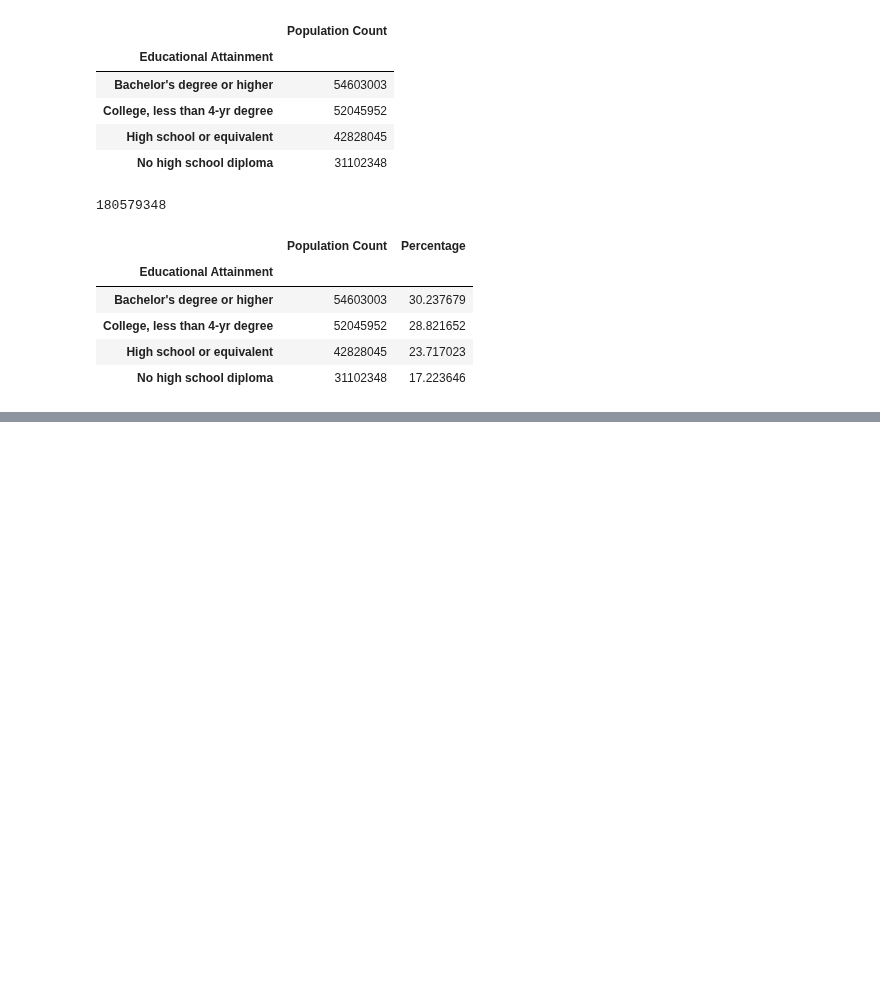
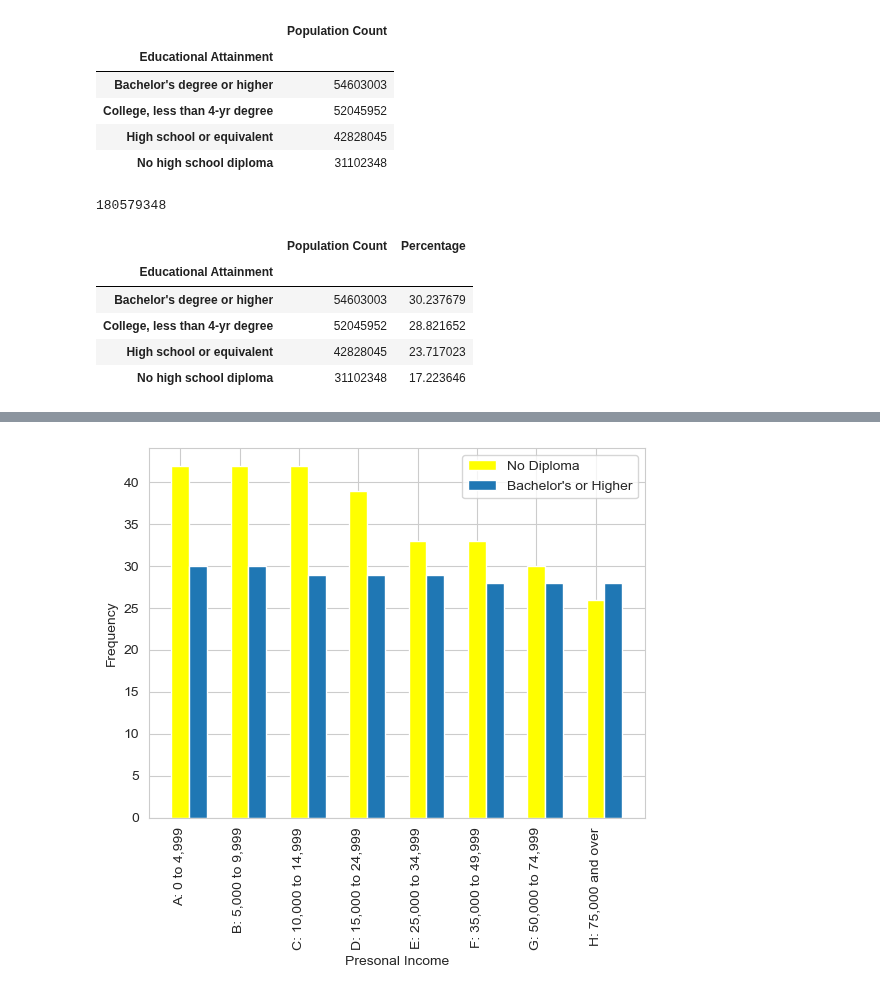
Before and after one commit to ramnareeesh/ml-playgrounds, a Jupyter notebook: Foundations of DS/Assignment-1-Pre_Processing-Qn3.ipynb, the cells around one changed output, grey strips where cells are left out. Drawn from its saved outputs; the diff is of its cells as text; code cells hidden in the pictures; blank space fills up the shorter version.

Commit message:
qn3 added graphs

```diff
--- a/Foundations of DS/Assignment-1-Pre_Processing-Qn3.ipynb
+++ b/Foundations of DS/Assignment-1-Pre_Processing-Qn3.ipynb
@@ -97,0 +159,3 @@ group_result
+# %%
+y = bach_higher["Personal Income"].value_counts()
+y
@@ -97,0 +173,2 @@ group_result
+# %%
+x_plot_value = x.index.to_numpy()
@@ -97,0 +177,15 @@ group_result
+# %%
+y_plot_value = x.values
+# %%
+y_plot_value2 = y.values
+# %%
+x_axis = np.arange(len(x_plot_value))
+plt.bar(x_axis, y_plot_value, width=0.3, color='yellow', label="No Diploma")
+plt.bar(x_axis + 0.3, y_plot_value2, width=0.3, label="Bachelor's or Higher")
+plt.xticks(x_axis, x_plot_value, rotation=90)
+plt.ylabel("Frequency")
+plt.xlabel("Presonal Income")
+plt.legend()
+plt.show()
+# %% [output]
+[figure, added]
```
Also changed, not shown: parts of 6 cells of this notebook.
